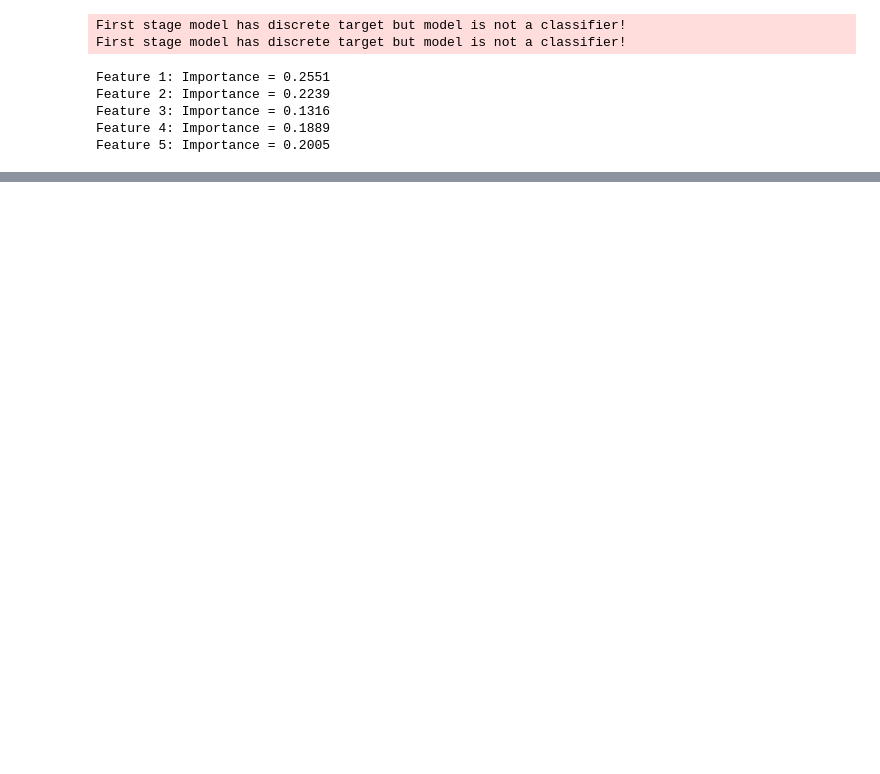
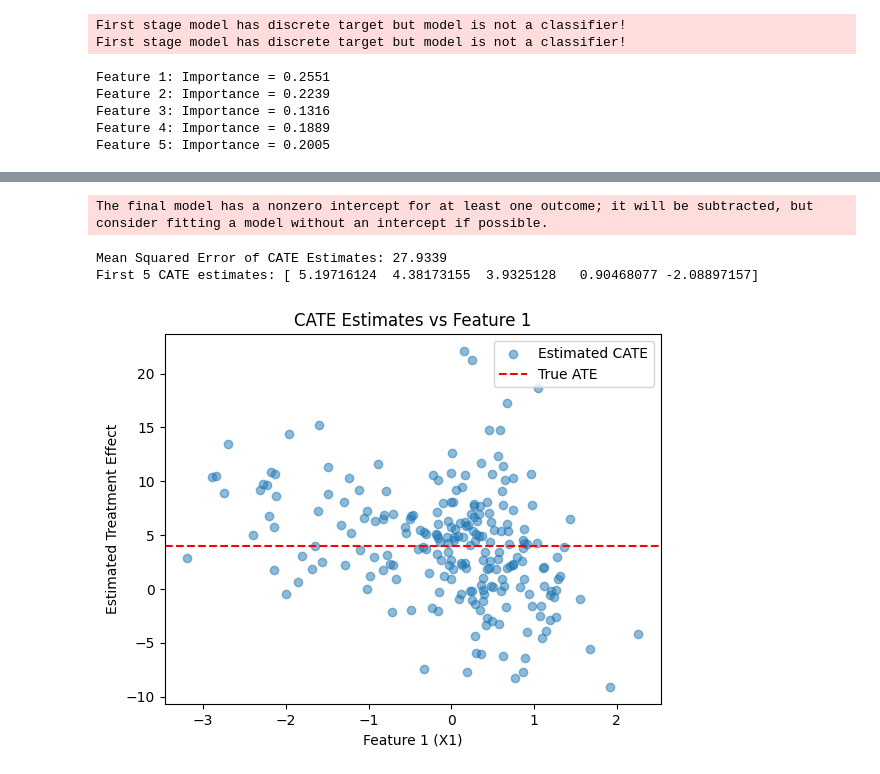
Before and after one commit to zahrakhanalizade/econ_coding, a Jupyter notebook: Causal_ML.ipynb, the cells around one changed output, grey strips where cells are left out. Cells and saved outputs as stored; diff of their text form; code cells hidden in the pictures; blank space fills up the shorter version.

Commit message:
Added CATE estimation using DML

```diff
--- a/Causal_ML.ipynb
+++ b/Causal_ML.ipynb
@@ -71,0 +140,20 @@ Feature 5: Importance = 0.2005
+# %%
+col = ["treatment", "y_factual", "y_cfactual", "mu0", "mu1"]
+for i in range(1, 26):
+    col.append(f"x{i}")
+data.columns = col
+data = data.astype({"treatment": 'bool'}, copy=False)
+
+# Extract features, treatment, and outcome
+X = data.drop(['treatment', 'y_factual'], axis=1).values
+T = data['treatment'].values
+Y = data['y_factual'].values
+
+# Standardize features
+scaler = StandardScaler()
+X = scaler.fit_transform(X)
+
+# Split data into train and test
+X_train, X_test, T_train, T_test, Y_train, Y_test = train_test_split(
+    X, T, Y, test_size=0.3, random_state=42
+)
@@ -71,0 +166,42 @@ Feature 5: Importance = 0.2005
+# %%
+# DML Estimator with Lasso for outcome model and RF for treatment model
+from sklearn.ensemble import RandomForestRegressor
+from sklearn.linear_model import LinearRegression
+
+dml = DML(
+    model_y=LassoCV(),                    # Outcome model
+    model_t=RandomForestRegressor(n_estimators=100, max_depth=5, min_samples_leaf=10),      # Treatment model
+    model_final=LinearRegression(),                # Final-stage model for effect estimation
+    cv=3                                  # Cross-validation folds
+)
+
+
+dml.fit(Y_train, T_train, X=X_train)
+
+# Predict CATE
+cate = dml.effect(X_test)
+
+# Evaluate Performance
+true_effect = data['mu1'].values - data['mu0'].values  # True treatment effect
+true_effect_test = true_effect[-len(X_test):]  # True ATE for the test set
+
+# Compute Mean Squared Error for model quality
+mse = mean_squared_error(true_effect_test, cate)
+print(f"Mean Squared Error of CATE Estimates: {mse:.4f}")
+
+# Interpretation
+print("First 5 CATE estimates:", cate[:5])
+
+# Visualizing results
+plt.scatter(X_test[:, 0], cate, alpha=0.5, label='Estimated CATE')
+plt.axhline(y=np.mean(true_effect), color='red', linestyle='--', label='True ATE')
+plt.xlabel("Feature 1 (X1)")
+plt.ylabel("Estimated Treatment Effect")
+plt.legend()
+plt.title("CATE Estimates vs Feature 1")
+plt.show()
+# %% [output]
+The final model has a nonzero intercept for at least one outcome; it will be subtracted, but consider fitting a model without an intercept if possible.
+Mean Squared Error of CATE Estimates: 27.9339
+First 5 CATE estimates: [ 5.19716124  4.38173155  3.9325128   0.90468077 -2.08897157]
+[figure, added]
```
Also changed, not shown: parts of 16 cells of this notebook.
